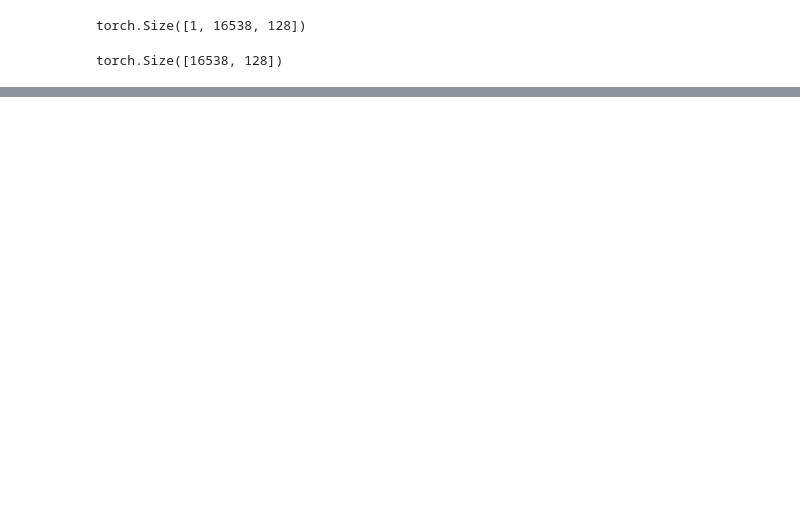
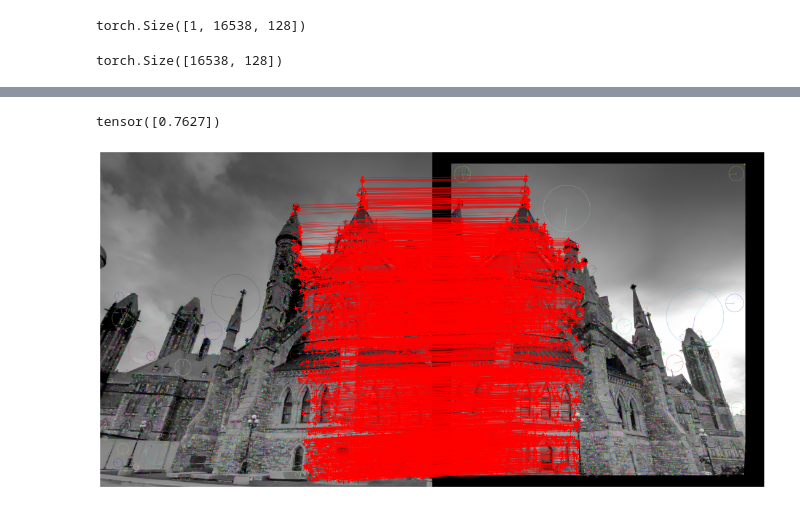
Before and after one commit to jimmyle888/cvlab, a Jupyter notebook: Project 3/A3_script.ipynb, the cells around one changed output, grey strips where cells are left out. Saved outputs shown, nothing was run; the diff lists cells and outputs as text; code cells hidden in the pictures; blank space fills up the shorter version.

```diff
--- a/Project 3/A3_script.ipynb
+++ b/Project 3/A3_script.ipynb
@@ -163,6 +211,10 @@ torch.Size([17642, 128])
 bf = cv2.BFMatcher()
 dis = bf.knnMatch(des_l, des_r, k=2)
 matched1, matched2 = kornia.feature.match_snn(des_l_k, des_r_k)
+# %%
+matched1[0]
+# %% [output]
+tensor([0.7627])
 # %%
 #Step 4, apply thresholding (using threshold = 50)
 thresholded = []
@@ -177,3 +230,19 @@ for i, j in dis:
 #     if i < 0.75*j:
 #         if i < 50:
 #             thresh.append([i])
+# %%
+matched = []
+for i in thresholded:
+    imgLeft_Idx = i[0].queryIdx
+    imgRight_Idx = i[0].trainIdx
+
+    [a1,b1] = kp_l[imgLeft_Idx].pt
+    [a2,b2] = kp_r[imgRight_Idx].pt
+    matched.append([a1,b1,a2,b2])
+
+matched = np.asarray(matched)
+
+fig, ax = plt.subplots(figsize=(20,10))
+plot_inlier_matches(ax, imgLeft, imgRight, matched)
+# %% [output]
+[figure, added]
```
Also changed, not shown: parts of 11 cells of this notebook.
